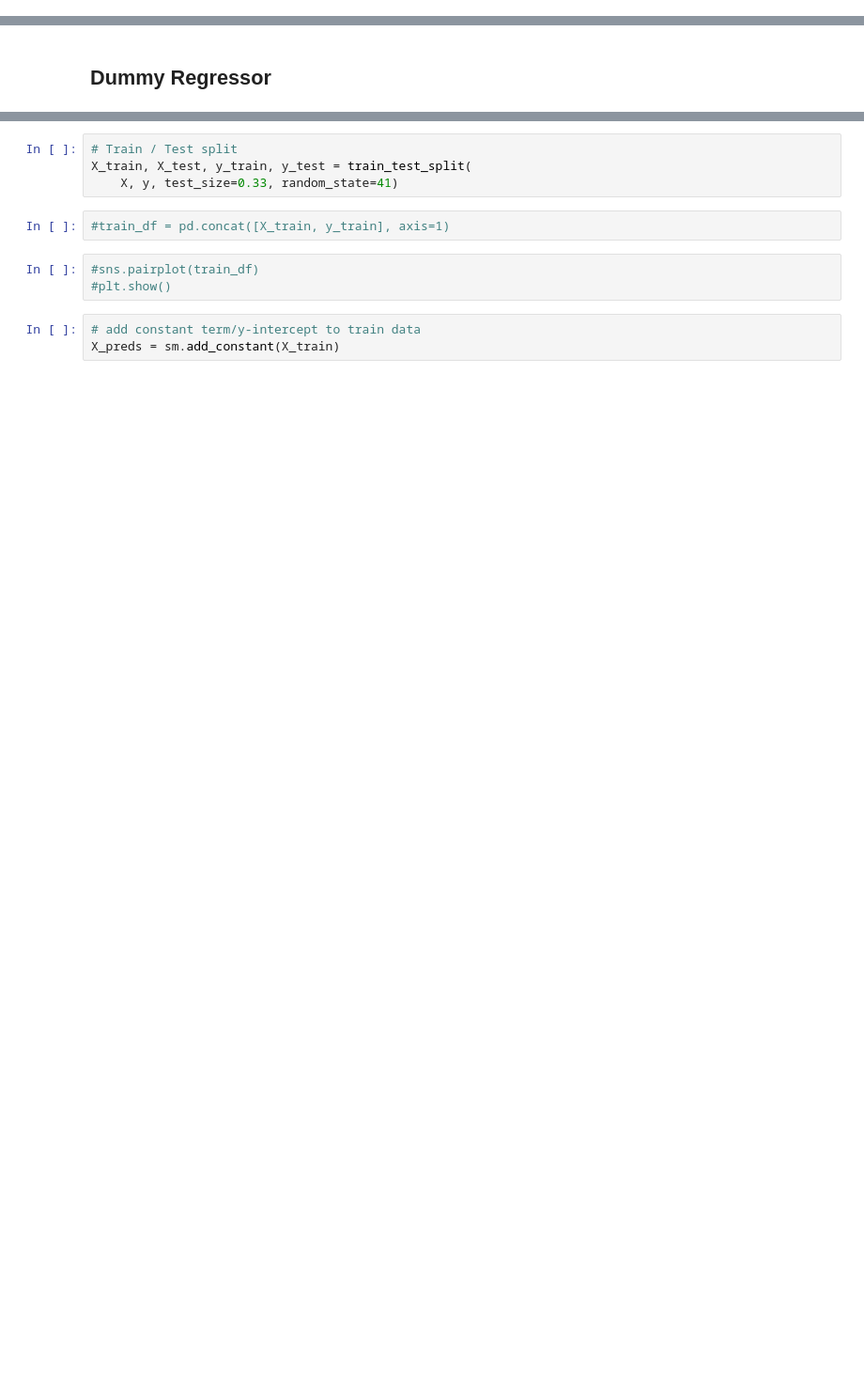
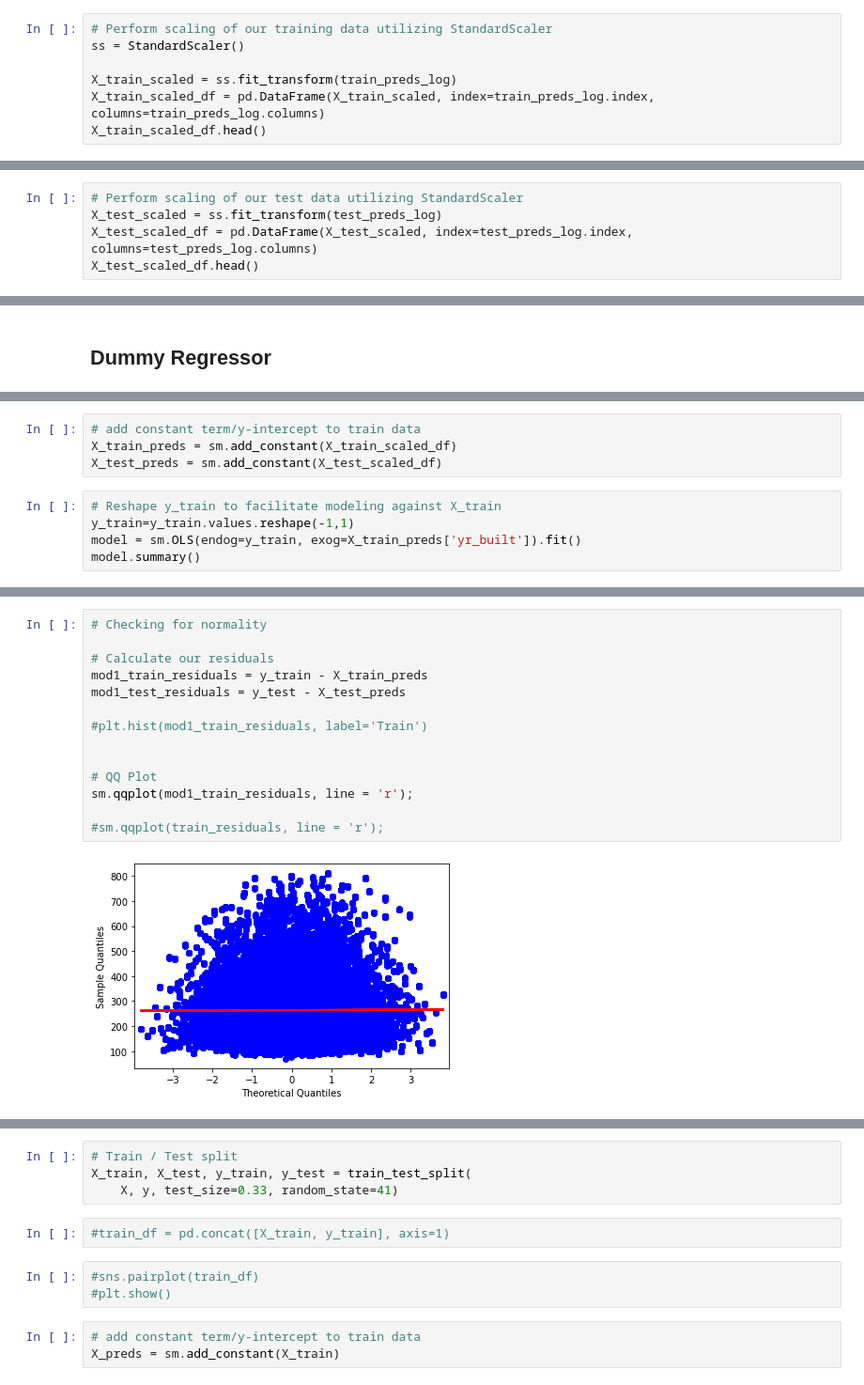
Before and after one commit to ThomasHChapman/P2-SeattleHousing, a Jupyter notebook: working_notebooks/tom_working.ipynb, the cells around one changed output, grey strips where cells are left out. Shown: that part at 94% size. Drawn from its saved outputs; the diff is of its cells as text; blank space fills up the shorter version.

```diff
--- a/working_notebooks/tom_working.ipynb
+++ b/working_notebooks/tom_working.ipynb
@@ -173,0 +186,7 @@ kc_encoded.to_csv('../data/kc_encoded.csv')
+# %%
+# Perform scaling of our training data utilizing StandardScaler
+ss = StandardScaler()
+
+X_train_scaled = ss.fit_transform(train_preds_log)
+X_train_scaled_df = pd.DataFrame(X_train_scaled, index=train_preds_log.index, columns=train_preds_log.columns)
+X_train_scaled_df.head()
@@ -173,0 +200,5 @@ kc_encoded.to_csv('../data/kc_encoded.csv')
+# %%
+# Perform scaling of our test data utilizing StandardScaler
+X_test_scaled = ss.fit_transform(test_preds_log)
+X_test_scaled_df = pd.DataFrame(X_test_scaled, index=test_preds_log.index, columns=test_preds_log.columns)
+X_test_scaled_df.head()
@@ -218,0 +251,9 @@ r2_score (linear model): 0.79
+# %%
+# add constant term/y-intercept to train data
+X_train_preds = sm.add_constant(X_train_scaled_df)
+X_test_preds = sm.add_constant(X_test_scaled_df)
+# %%
+# Reshape y_train to facilitate modeling against X_train
+y_train=y_train.values.reshape(-1,1)
+model = sm.OLS(endog=y_train, exog=X_train_preds['yr_built']).fit()
+model.summary()
@@ -218,0 +321,16 @@ r2_score (linear model): 0.79
+# %%
+# Checking for normality
+
+# Calculate our residuals
+mod1_train_residuals = y_train - X_train_preds
+mod1_test_residuals = y_test - X_test_preds
+
+#plt.hist(mod1_train_residuals, label='Train')
+
+
+# QQ Plot
+sm.qqplot(mod1_train_residuals, line = 'r');
+
+#sm.qqplot(train_residuals, line = 'r');
+# %% [output]
+[figure, added]
```
Also changed, not shown: parts of 106 cells of this notebook.
